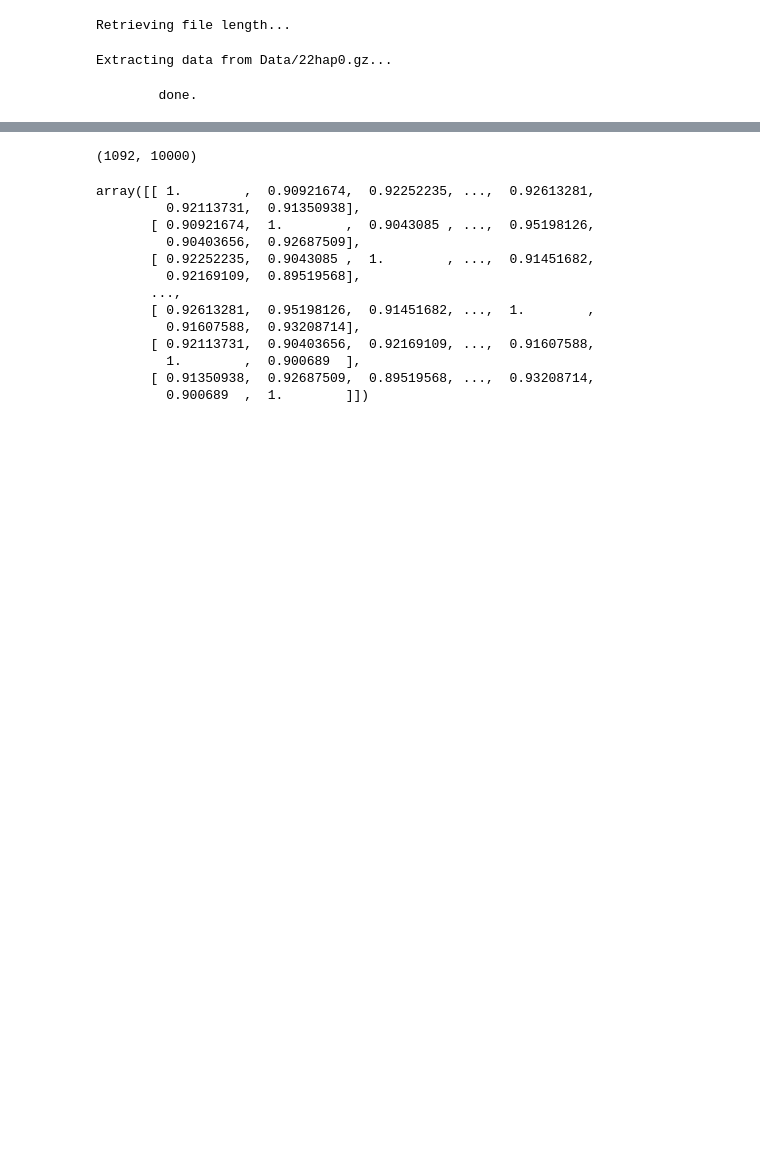
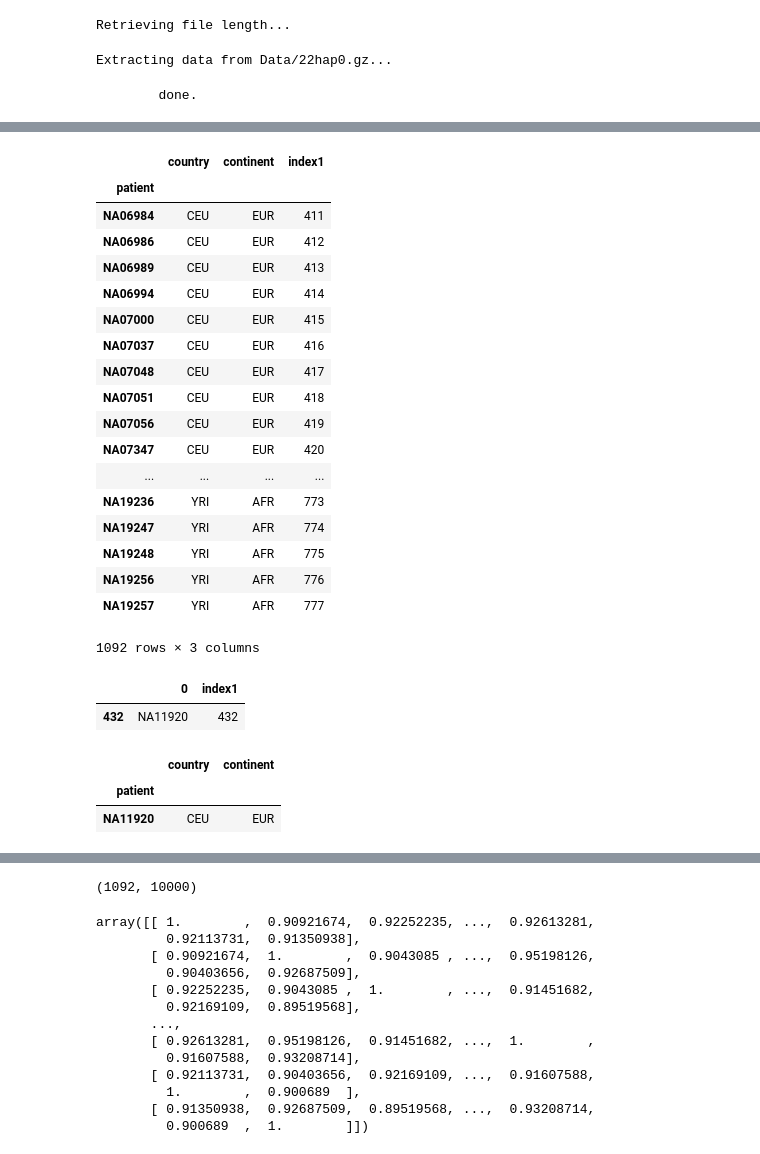
Before and after one commit to vincentbillaut/Hash-based_patient_matching, a Jupyter notebook: Code/module_draft.ipynb, the cells around one changed output, grey strips where cells are left out. Saved outputs shown, nothing was run; the diff lists cells and outputs as text; code cells hidden in the pictures; blank space fills up the shorter version.

Commit message:
handling ethnicity ordering - not tested yet

```diff
--- a/Code/module_draft.ipynb
+++ b/Code/module_draft.ipynb
@@ -120,2 +162,2 @@ def extractEthnicity(path='Data/integrated_call_samples.20101123.ALL.panel'):
 # %%
-ethnicity = extractEthnicity()
+ethnicity
@@ -124,5 +199,5 @@ with gzip.open("Data/ALL.chr22.integrated_phase1_v3.20101123.snps_indels_svs.gen
     for i,l in enumerate(f):
         s = l.decode('utf-8')
         if i == 29:
-            print(i, s.split()[9:])
+            initial_order = pd.DataFrame(s.split()[9:])
             break
@@ -130,0 +204,4 @@ with gzip.open("Data/ALL.chr22.integrated_phase1_v3.20101123.snps_indels_svs.gen
+# %%
+initial_order['index1'] = initial_order.index
+# %%
+initial_order.set_index(0)
@@ -130,0 +228,33 @@ with gzip.open("Data/ALL.chr22.integrated_phase1_v3.20101123.snps_indels_svs.gen
+# %%
+ethnicity.join(initial_order.set_index(0), how='left')
+# %% [output]
+|  | country | continent | index1 |
+| patient |  |  |  |
+| NA06984 | CEU | EUR | 411 |
+| NA06986 | CEU | EUR | 412 |
+| NA06989 | CEU | EUR | 413 |
+| NA06994 | CEU | EUR | 414 |
+| NA07000 | CEU | EUR | 415 |
+| NA07037 | CEU | EUR | 416 |
+| NA07048 | CEU | EUR | 417 |
+| NA07051 | CEU | EUR | 418 |
+| NA07056 | CEU | EUR | 419 |
+| NA07347 | CEU | EUR | 420 |
+| ... | ... | ... | ... |
+| NA19236 | YRI | AFR | 773 |
+| NA19247 | YRI | AFR | 774 |
+| NA19248 | YRI | AFR | 775 |
+| NA19256 | YRI | AFR | 776 |
+| NA19257 | YRI | AFR | 777 |
+1092 rows × 3 columns
+# %%
+initial_order[initial_order[0]=='NA11920']
+# %% [output]
+|  | 0 | index1 |
+| 432 | NA11920 | 432 |
+# %%
+ethnicity[ethnicity.index=='NA11920']
+# %% [output]
+|  | country | continent |
+| patient |  |  |
+| NA11920 | CEU | EUR |
```
Also changed, not shown: parts of 14 cells of this notebook, 1 other file.
